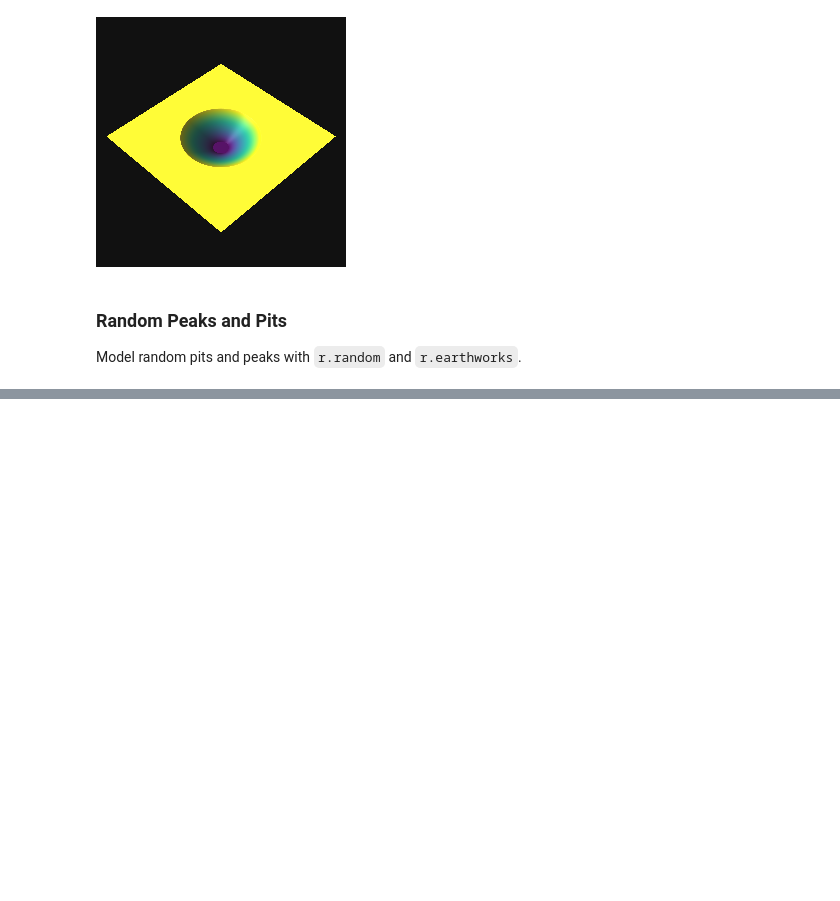
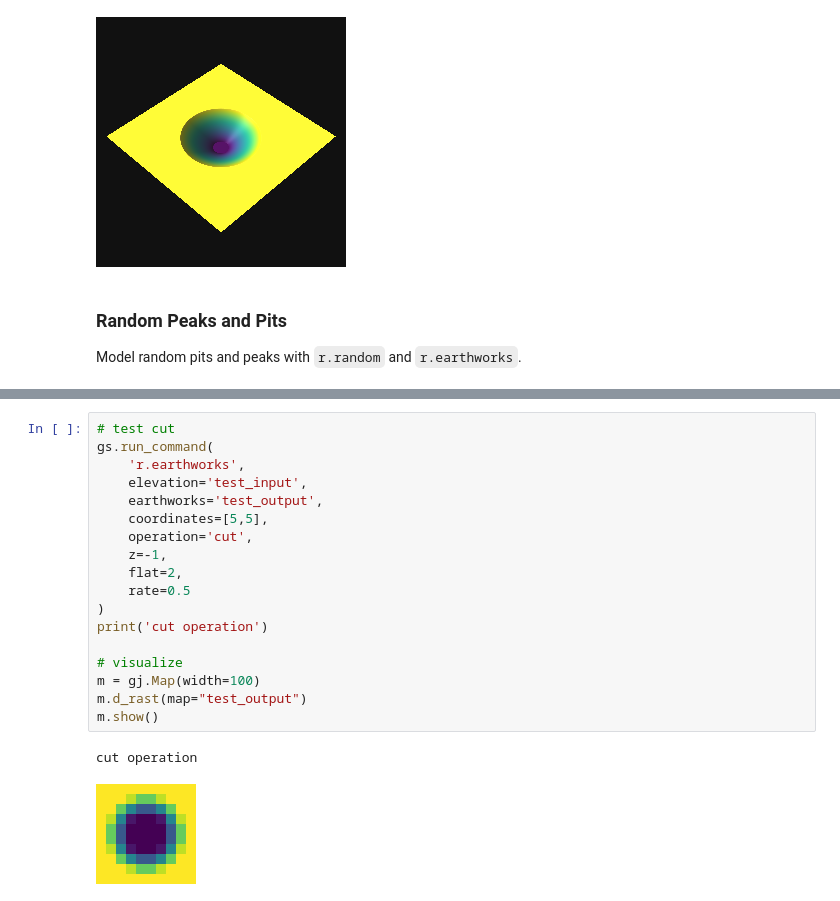
Before and after one commit to baharmon/r.earthworks, a Jupyter notebook: r_earthworks.ipynb, the cells around one changed output, grey strips where cells are left out. Drawn from its saved outputs; the diff is of its cells as text; blank space fills up the shorter version.

```diff
--- a/r_earthworks.ipynb
+++ b/r_earthworks.ipynb
@@ -143,0 +173,21 @@ map3d.show()
+# %%
+# test cut
+gs.run_command(
+    'r.earthworks',
+    elevation='test_input',
+    earthworks='test_output',
+    coordinates=[5,5],
+    operation='cut',
+    z=-1,
+    flat=2,
+    rate=0.5
+)
+print('cut operation')
+
+# visualize
+m = gj.Map(width=100)
+m.d_rast(map="test_output")
+m.show()
+# %% [output]
+cut operation
+[figure, added]
```
Also changed, not shown: parts of 7 cells of this notebook, 2 other files.
